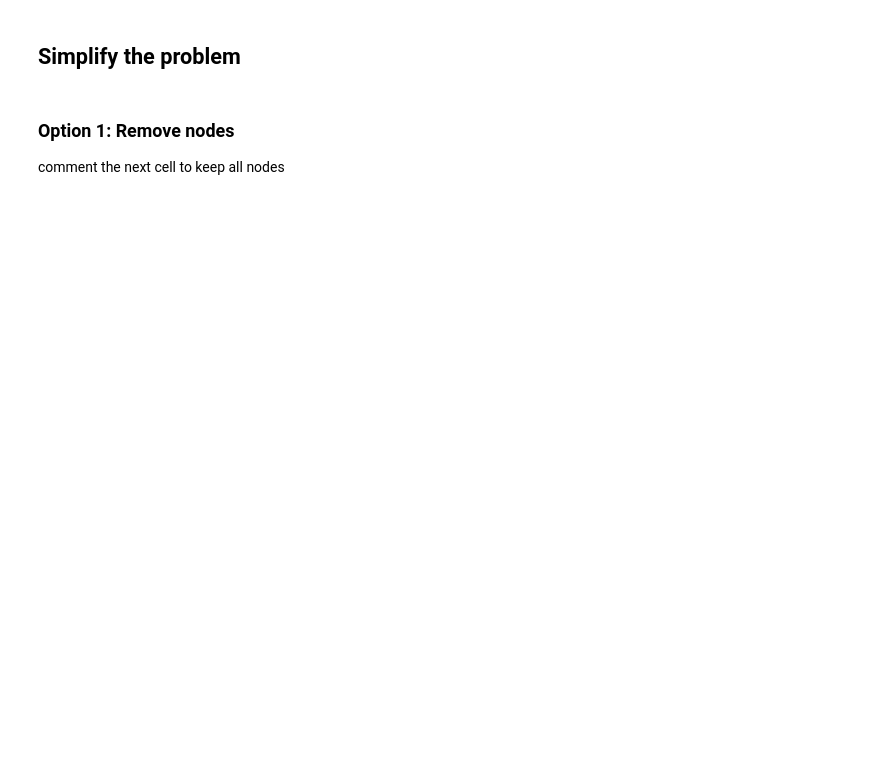
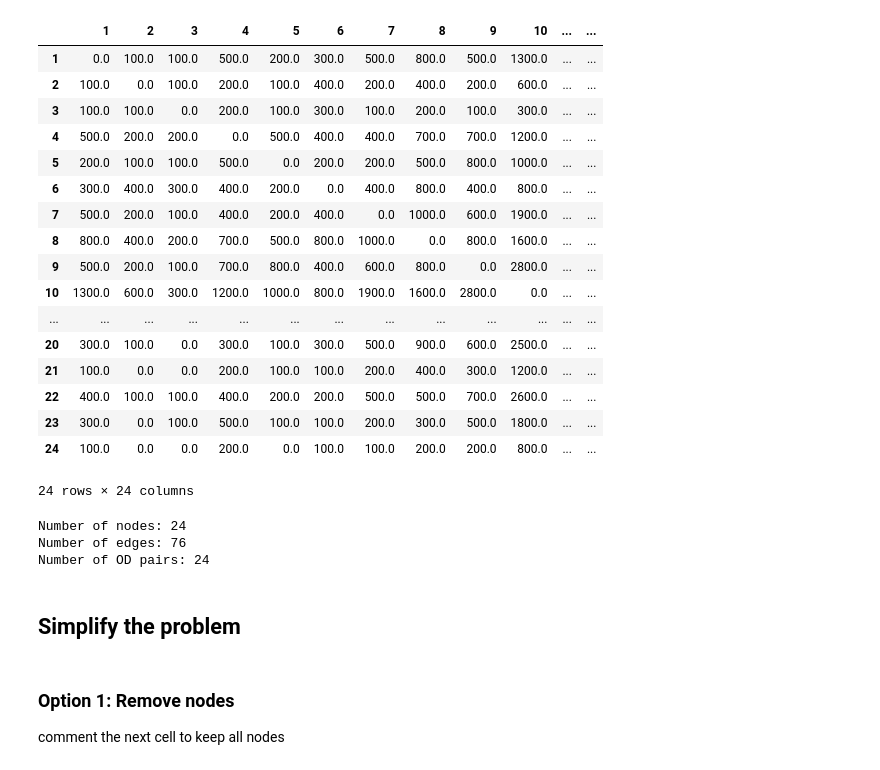
Before and after one commit to AI-for-Infrastructure-Management/imp-act, a Jupyter notebook: imp_act/environments/dev/sandbox_transport_nets.ipynb, the cells around one changed output. Saved outputs shown, nothing was run; the diff lists cells and outputs as text; code cells hidden in the pictures; blank space fills up the shorter version.

```diff
--- a/imp_act/environments/dev/sandbox_transport_nets.ipynb
+++ b/imp_act/environments/dev/sandbox_transport_nets.ipynb
@@ -21,3 +61,53 @@ Numer of OD pairs: 528
+# %%
+def import_matrix(matfile):
+    f = open(matfile, 'r')
+    all_rows = f.read()
+    blocks = all_rows.split('Origin')[1:]
+    matrix = {}
+    for k in range(len(blocks)):
+        orig = blocks[k].split('\n')
+        dests = orig[1:]
+        orig=int(orig[0])
+
+        d = [eval('{'+a.replace(';',',').replace(' ','') +'}') for a in dests]
+        destinations = {}
+        for i in d:
+            destinations = {**destinations, **i}
+        matrix[orig] = destinations
+    return matrix
+
+trips_dict = import_matrix(f"{_prefix}_trips.tntp")
+
+od_df = pd.DataFrame(trips_dict)
+
+od_df
+# %% [output]
+|  | 1 | 2 | 3 | 4 | 5 | 6 | 7 | 8 | 9 | 10 | ... | ... |
+| 1 | 0.0 | 100.0 | 100.0 | 500.0 | 200.0 | 300.0 | 500.0 | 800.0 | 500.0 | 1300.0 | ... | ... |
+| 2 | 100.0 | 0.0 | 100.0 | 200.0 | 100.0 | 400.0 | 200.0 | 400.0 | 200.0 | 600.0 | ... | ... |
+| 3 | 100.0 | 100.0 | 0.0 | 200.0 | 100.0 | 300.0 | 100.0 | 200.0 | 100.0 | 300.0 | ... | ... |
+| 4 | 500.0 | 200.0 | 200.0 | 0.0 | 500.0 | 400.0 | 400.0 | 700.0 | 700.0 | 1200.0 | ... | ... |
+| 5 | 200.0 | 100.0 | 100.0 | 500.0 | 0.0 | 200.0 | 200.0 | 500.0 | 800.0 | 1000.0 | ... | ... |
+| 6 | 300.0 | 400.0 | 300.0 | 400.0 | 200.0 | 0.0 | 400.0 | 800.0 | 400.0 | 800.0 | ... | ... |
+| 7 | 500.0 | 200.0 | 100.0 | 400.0 | 200.0 | 400.0 | 0.0 | 1000.0 | 600.0 | 1900.0 | ... | ... |
+| 8 | 800.0 | 400.0 | 200.0 | 700.0 | 500.0 | 800.0 | 1000.0 | 0.0 | 800.0 | 1600.0 | ... | ... |
+| 9 | 500.0 | 200.0 | 100.0 | 700.0 | 800.0 | 400.0 | 600.0 | 800.0 | 0.0 | 2800.0 | ... | ... |
+| 10 | 1300.0 | 600.0 | 300.0 | 1200.0 | 1000.0 | 800.0 | 1900.0 | 1600.0 | 2800.0 | 0.0 | ... | ... |
+| ... | ... | ... | ... | ... | ... | ... | ... | ... | ... | ... | ... | ... |
+| 20 | 300.0 | 100.0 | 0.0 | 300.0 | 100.0 | 300.0 | 500.0 | 900.0 | 600.0 | 2500.0 | ... | ... |
+| 21 | 100.0 | 0.0 | 0.0 | 200.0 | 100.0 | 100.0 | 200.0 | 400.0 | 300.0 | 1200.0 | ... | ... |
+| 22 | 400.0 | 100.0 | 100.0 | 400.0 | 200.0 | 200.0 | 500.0 | 500.0 | 700.0 | 2600.0 | ... | ... |
+| 23 | 300.0 | 0.0 | 100.0 | 500.0 | 100.0 | 100.0 | 200.0 | 300.0 | 500.0 | 1800.0 | ... | ... |
+| 24 | 100.0 | 0.0 | 0.0 | 200.0 | 0.0 | 100.0 | 100.0 | 200.0 | 200.0 | 800.0 | ... | ... |
+24 rows × 24 columns
+# %%
+print(f"Number of nodes: {len(node_df)}")
+print(f"Number of edges: {len(net_df)}")
+print(f"Number of OD pairs: {len(od_df)}")
+# %% [output]
+Number of nodes: 24
+Number of edges: 76
+Number of OD pairs: 24
 # %% [markdown]
 ## Simplify the problem
 # %% [markdown]
```
Also changed, not shown: parts of 18 cells of this notebook, 4 other files.
